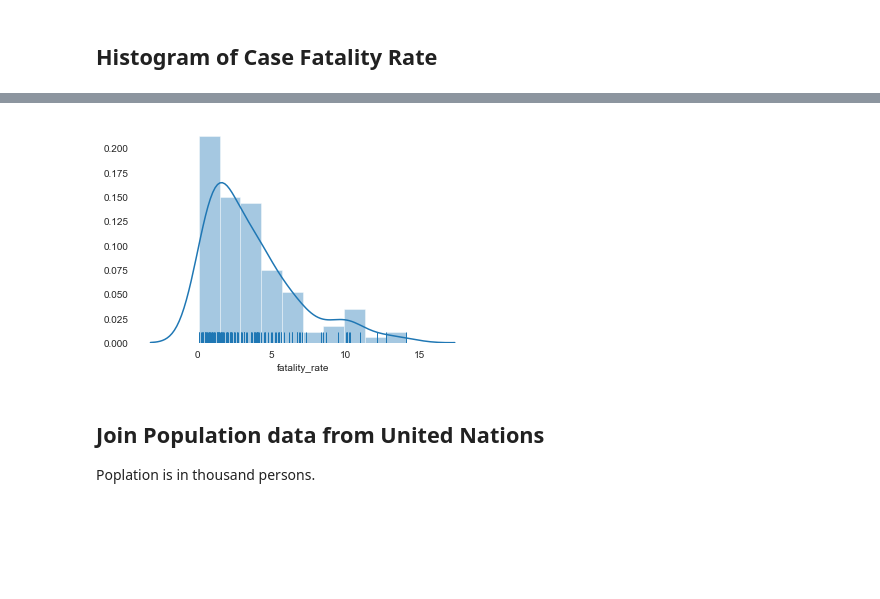
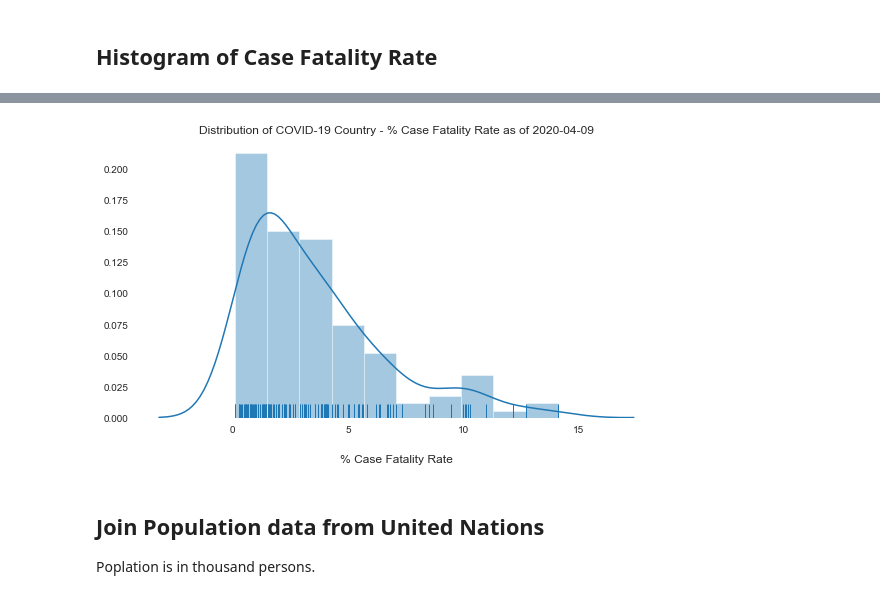
Before and after one commit to nnworkspace/covid19-insight, a Jupyter notebook: covid19-insight.ipynb, the cells around one changed output, grey strips where cells are left out. Cells and saved outputs as stored; diff of their text form; code cells hidden in the pictures; blank space fills up the shorter version.

```diff
--- a/covid19-insight.ipynb
+++ b/covid19-insight.ipynb
@@ -353,16 +371,38 @@ plt.show()
-# %%
-# it seems that by default seaborn will cut the samples into 10 bins
-b = 10
-
-# set color palette
-pal = sns.color_palette("GnBu_d", b)
-
-hist = sns.distplot(fatalities.fatality_rate, bins = b, rug = True)
-
-# cosmetics
-sns.despine(left=True, bottom=True)
-# %% [output]
-[figure, removed]
+# %%
+# set color palette
+# the syntax [::-1] means reverse the order in the palette
+pal = sns.color_palette("GnBu_d", bins)[::-1]
+
+# Initialize the matplotlib figure
+f, ax = plt.subplots(figsize=(8, 5))
+
+# set the title of the plot
+plt.title('Distribution of COVID-19 Country - % Case Fatality Rate as of {}'.format(dateStr))
+
+# do the distribution plot
+g = sns.distplot(fatalities.fatality_rate, bins = bins, rug = True)
+
+# cosmetics
+sns.despine(left=True, bottom=True)
+
+# set the x label
+g.set(xlabel = '% Case Fatality Rate')
+ax.xaxis.labelpad = 20
+
+# set the font size of axis
+plt.rcParams["axes.labelsize"] = 'medium'
+
+plt.tight_layout()
+
+
+# plt.savefig("images/histogram_location-case-fatality-rate_{}-dpi-200.jpg".format(dateStr), format="jpg", dpi = 200)
+# plt.savefig("images/histogram_location-case-fatality-rate_{}-dpi-300.jpg".format(dateStr), format="jpg", dpi = 300)
+plt.savefig("images/histogram_location-case-fatality-rate_{}.svg".format(dateStr), format="svg")
+
+# plt.show() must appear last, otherwise it only shows a white canvas.
+plt.show()
+# %% [output]
+[figure, added]
 # %% [markdown]
 ## Join Population data from United Nations
 
```
Also changed, not shown: parts of 1 cell of this notebook, 3 other files.
